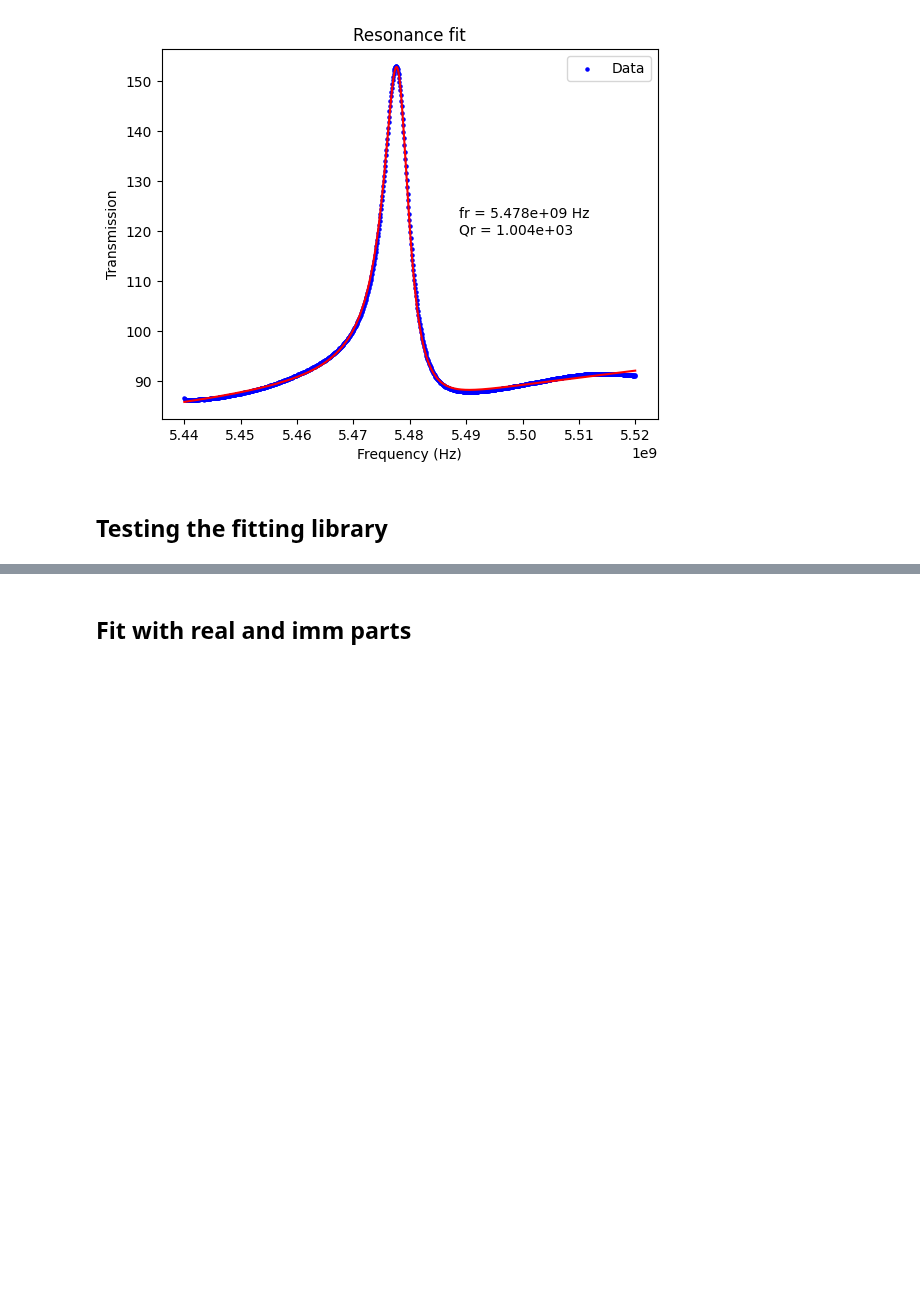
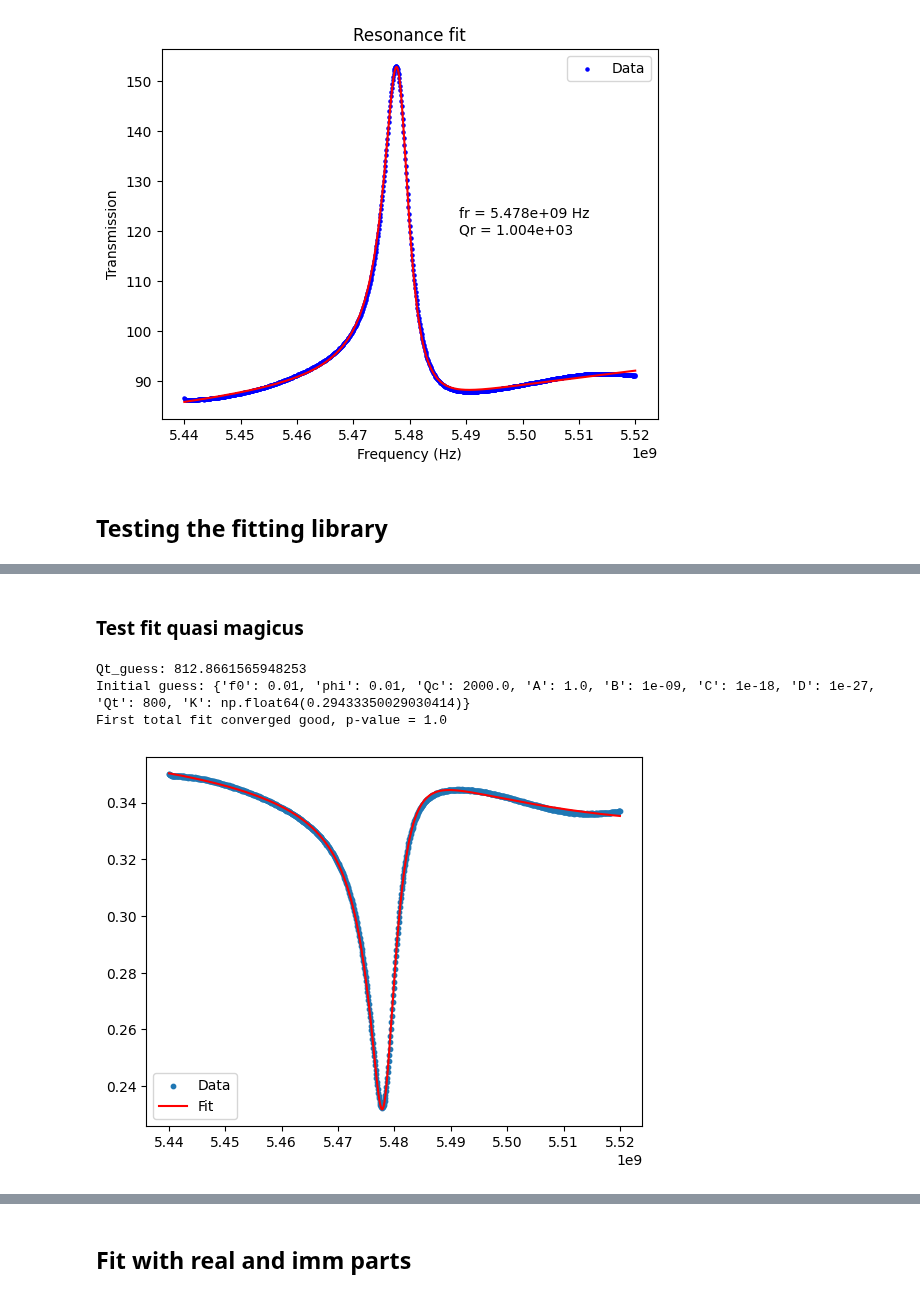
Before and after one commit to biqute/QTLab2425, a Jupyter notebook: IRdetection/Analysis/fitting_tests_scipy.ipynb, the cells around one changed output, grey strips where cells are left out. Drawn from its saved outputs; the diff is of its cells as text; code cells hidden in the pictures; blank space fills up the shorter version.

Commit message:
Fit magicus

```diff
--- a/IRdetection/Analysis/fitting_tests_scipy.ipynb
+++ b/IRdetection/Analysis/fitting_tests_scipy.ipynb
@@ -165,0 +115,77 @@ minuit_res
+# %% [markdown]
+### Test fit quasi magicus
+# %%
+# Example usage
+from iminuit.cost import LeastSquares
+from FitAPI import Fitter, Model
+import numpy as np
+
+path = '../Data/fit_test/Resonances/300mK_-20dBm.txt'
+data = np.loadtxt(path, delimiter=' ', skiprows=0)
+f = data[:,0]
+#x = data[:,0]
+y = data[:,1]
+
+fmin = f[np.argmin(y)]
+
+# Convert to linear scale
+y = 10**(y/20)
+
+def S21_model(f: np.ndarray, f0: float, phi: float, Qt: float, Qc: float, A: float, B: float, C: float, D: float, K: float) -> np.ndarray:
+    return (A + B*(f-fmin) + C*(f-fmin)**2 + D*(f-fmin)**3) + K * np.abs((1 - (Qt/np.abs(Qc))*np.exp(1j*phi)/(1 + 2j*Qt*((f-fmin) - f0)/fmin)))
+
+initial_guess = {
+    "f0": 0.01,
+    "phi": 0.01,
+    "Qc": 2e3,
+    "A": 1.0,
+    "B": 1e-9,
+    "C": 1e-18,
+    "D": 1e-27
+}
+
+# Estimate the initial guess of Qt
+def peak_width(datax, datay):
+    half_height_value = np.min(datay) + (np.max(datay) - np.min(datay)) / np.sqrt(2)
+    hits = []
+    above = datay[0] > half_height_value
+    for i in range(1, len(datay)):
+        new_above = datay[i] > half_height_value
+        if new_above != above:
+            hits.append((datax[i] + datax[i-1]) / 2)
+            above = new_above
+    return abs(hits[-1] - hits[0])
+
+Q_i = fmin / peak_width(f, -y)
+#Q_i = 1268
+Qt_guess = 1/(1/initial_guess['Qc'] + 1/Q_i)
+print(f"Qt_guess: {Qt_guess}")
+initial_guess['Qt'] = Qt_guess
+
+initial_guess['Qt'] = 800
+
+# Estimate the initial guess of K
+initial_guess['K'] = (np.max(y) - np.min(y)) * initial_guess['Qc'] / initial_guess['Qt']
+
+print(f"Initial guess: {initial_guess}")
+
+fit_data = np.column_stack((f, y))
+fitter = Fitter(model_function=S21_model,
+                param_names=["f0", "phi", "Qt", "Qc", "A", "B", "C", "D", "K"],
+                data=fit_data,
+                loss_function=LeastSquares,
+                params_initial_guess=initial_guess)
+
+result = fitter.fit_quasi_magicus()
+# %% [output]
+Qt_guess: 812.8661565948253
+Initial guess: {'f0': 0.01, 'phi': 0.01, 'Qc': 2000.0, 'A': 1.0, 'B': 1e-09, 'C': 1e-18, 'D': 1e-27, 'Qt': 800, 'K': np.float64(0.29433350029030414)}
+First total fit converged good, p-value = 1.0
+# %%
+import sys
+sys.path.append('../Graphics')
+from Graphs import fitPlotter
+grapher = fitPlotter(result, f, y, S21_model)
+grapher.simple_plot()
+# %% [output]
+[figure, added]
```
Also changed, not shown: parts of 7 cells of this notebook, 7 other files.
